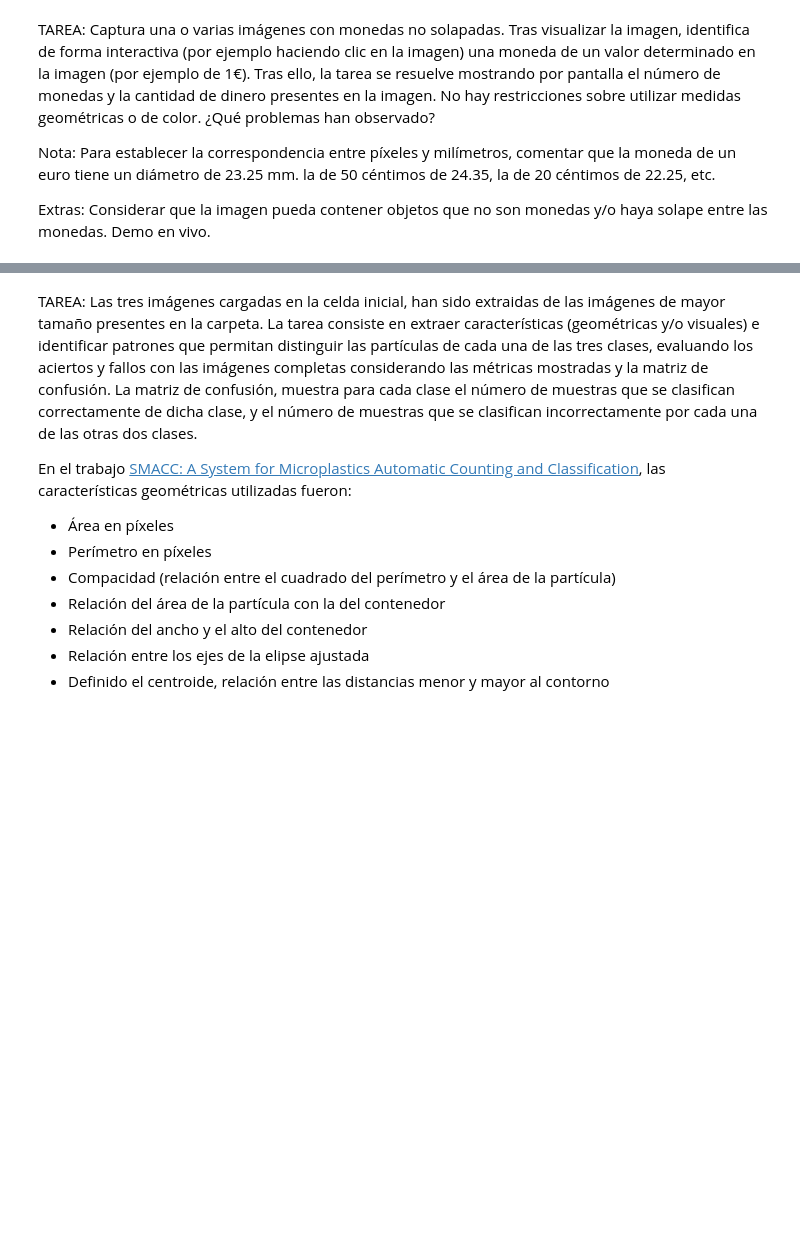
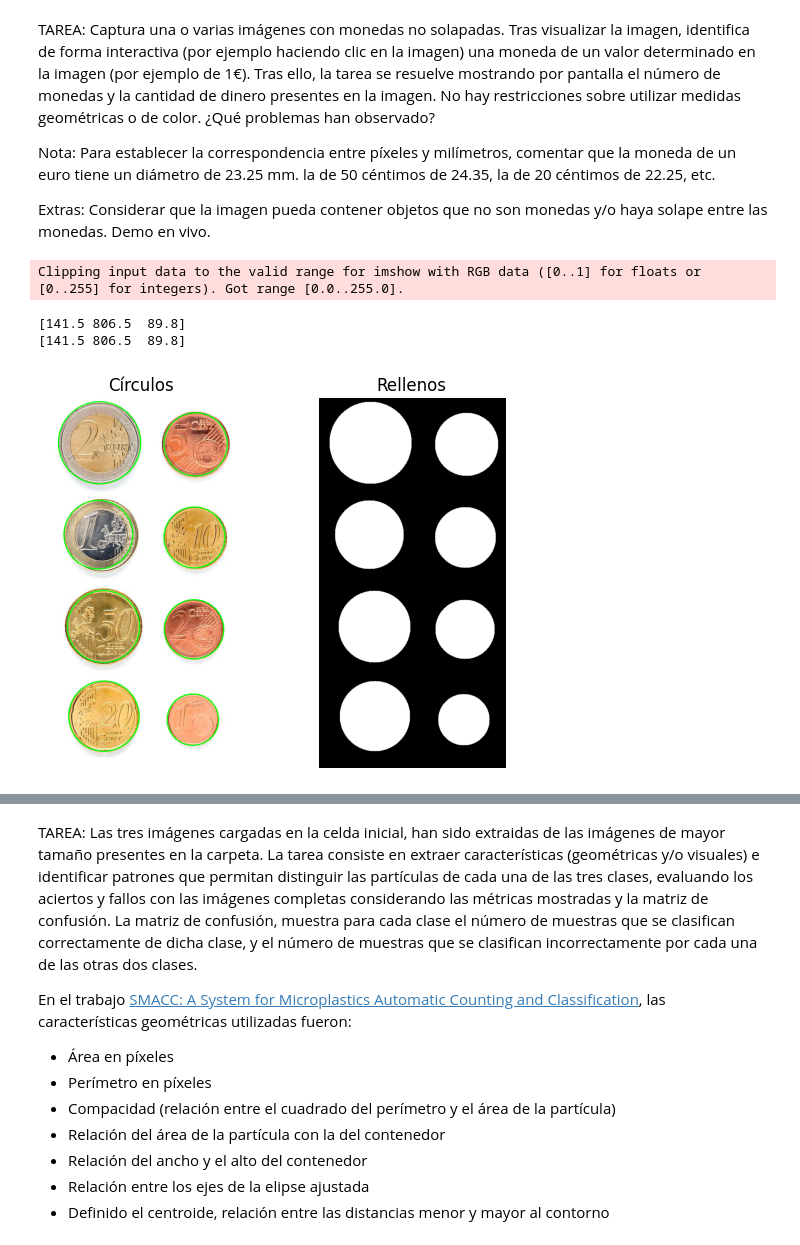
Before and after one commit to VisionPorComputador-G17/P3, a Jupyter notebook: VC_P3.ipynb, the cells around one changed output, grey strips where cells are left out. Cells and saved outputs as stored; diff of their text form; code cells hidden in the pictures; blank space fills up the shorter version.

Commit message:
Tarea 1 - Añadido detección con Hough

```diff
--- a/VC_P3.ipynb
+++ b/VC_P3.ipynb
@@ -17,4 +18,68 @@ TAREA: Captura una o varias imágenes con monedas no solapadas. Tras visualizar
 Nota: Para establecer la correspondencia entre píxeles y milímetros, comentar que la moneda de un euro tiene un diámetro de 23.25 mm. la de 50 céntimos de 24.35, la de 20 céntimos de 22.25, etc.
 
 Extras: Considerar que la imagen pueda contener objetos que no son monedas y/o haya solape entre las monedas. Demo en vivo.
+# %%
+img = cv2.imread('Monedas.jpg')
+img_rgb = cv2.cvtColor(img, cv2.COLOR_BGR2RGB)
+img_hsv = cv2.cvtColor(img_rgb, cv2.COLOR_RGB2HSV)
+img_gris = cv2.cvtColor(img_rgb, cv2.COLOR_RGB2GRAY)
+
+pimg = cv2.medianBlur(img_gris, 7)
+
+circ = cv2.HoughCircles(
+        pimg,  # imagen
+        cv2.HOUGH_GRADIENT,  # tipo de detección
+        1,
+        100,  # distancia mínima entre círculos
+        param1=100, # valor del gradiente
+        param2=50, # umbral acumulador
+        minRadius=50,  # radio mínimo
+        maxRadius=150,  # radio máximo
+    )
+
+img_cont = np.zeros(img_rgb.shape)
+img_rgb = cv2.cvtColor(img, cv2.COLOR_BGR2RGB)
+for det in circ[0]:
+        x_coor, y_coor, det_radio = det
+        cv2.circle(img_rgb,(int(x_coor), int(y_coor)),
+            int(det_radio),(0, 255, 0), 2)
+        cv2.circle(img_cont,(int(x_coor), int(y_coor)),
+            int(det_radio),(255, 255, 255), -1)
+
+selected_radius = None
+
+def select_coin(event, x, y, flags, param):
+    global selected_radius
+    if event == cv2.EVENT_LBUTTONDOWN:
+        for c in circ:
+            selected_radius = c
+            break
+
+cv2.imshow("Selecciona la moneda de 1 euro", img_rgb)
+cv2.setMouseCallback("Selecciona la moneda de 1 euro", select_coin)
+
+while selected_radius is None:
+    if cv2.waitKey(10) == 27:
+        break
+
+print(selected_radius)
+
+#Muestra resultado
+plt.subplot(121)
+plt.axis("off")
+plt.imshow(img_rgb)
+plt.title('Círculos')
+
+plt.subplot(122)
+plt.axis("off")
+plt.imshow(img_cont)
+plt.title('Rellenos')
+
+plt.show()
+cv2.destroyAllWindows()
+# %% [output]
+Clipping input data to the valid range for imshow with RGB data ([0..1] for floats or [0..255] for integers). Got range [0.0..255.0].
+[141.5 806.5  89.8]
+[141.5 806.5  89.8]
+[figure, added]
 # %%
```
Also changed, not shown: parts of 2 cells of this notebook.
